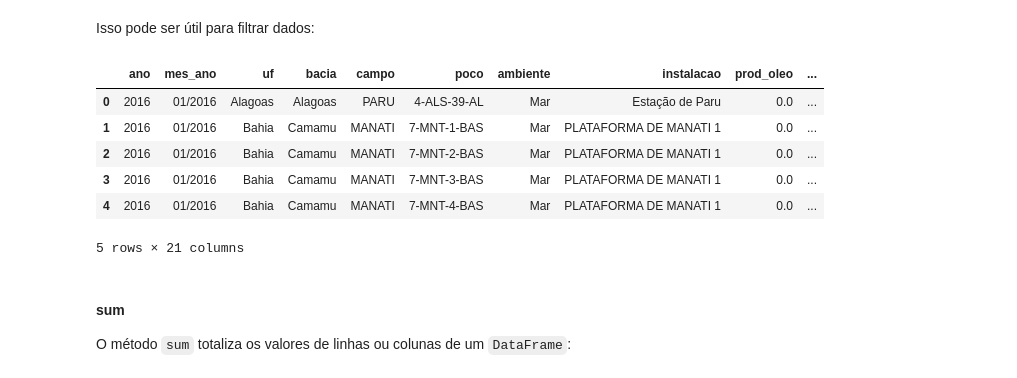
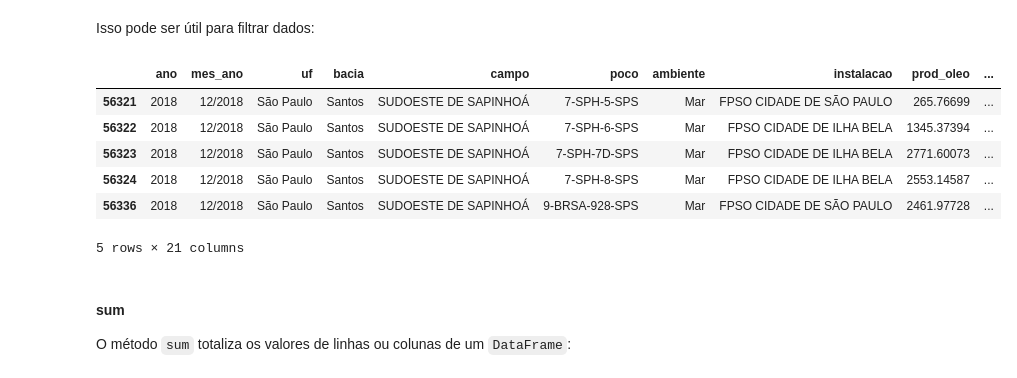
Before and after one commit to jalexandretoledo/numpy_pandas, a Jupyter notebook: aula_2/parte_3.ipynb, the cells around one changed output. Cells and saved outputs as stored; diff of their text form; code cells hidden in the pictures.

```diff
--- a/aula_2/parte_3.ipynb
+++ b/aula_2/parte_3.ipynb
@@ -271,16 +277,16 @@ Isso pode ser útil para filtrar dados:
 # %%
 # ~ aqui é para negar o filtro
 # em outras palavras: retorne todas as linhas em
 # que isna() retorna False, indicando que há, sim,
 # um valor
-df[~df['prod_oleo'].isna()].head()
+df[~df['prod_oleo'].isna()].tail()
 # %% [output]
 |  | ano | mes_ano | uf | bacia | campo | poco | ambiente | instalacao | prod_oleo | ... |
-| 0 | 2016 | 01/2016 | Alagoas | Alagoas | PARU | 4-ALS-39-AL | Mar | Estação de Paru | 0.0 | ... |
-| 1 | 2016 | 01/2016 | Bahia | Camamu | MANATI | 7-MNT-1-BAS | Mar | PLATAFORMA DE MANATI 1 | 0.0 | ... |
-| 2 | 2016 | 01/2016 | Bahia | Camamu | MANATI | 7-MNT-2-BAS | Mar | PLATAFORMA DE MANATI 1 | 0.0 | ... |
-| 3 | 2016 | 01/2016 | Bahia | Camamu | MANATI | 7-MNT-3-BAS | Mar | PLATAFORMA DE MANATI 1 | 0.0 | ... |
-| 4 | 2016 | 01/2016 | Bahia | Camamu | MANATI | 7-MNT-4-BAS | Mar | PLATAFORMA DE MANATI 1 | 0.0 | ... |
+| 56321 | 2018 | 12/2018 | São Paulo | Santos | SUDOESTE DE SAPINHOÁ | 7-SPH-5-SPS | Mar | FPSO CIDADE DE SÃO PAULO | 265.76699 | ... |
+| 56322 | 2018 | 12/2018 | São Paulo | Santos | SUDOESTE DE SAPINHOÁ | 7-SPH-6-SPS | Mar | FPSO CIDADE DE ILHA BELA | 1345.37394 | ... |
+| 56323 | 2018 | 12/2018 | São Paulo | Santos | SUDOESTE DE SAPINHOÁ | 7-SPH-7D-SPS | Mar | FPSO CIDADE DE ILHA BELA | 2771.60073 | ... |
+| 56324 | 2018 | 12/2018 | São Paulo | Santos | SUDOESTE DE SAPINHOÁ | 7-SPH-8-SPS | Mar | FPSO CIDADE DE ILHA BELA | 2553.14587 | ... |
+| 56336 | 2018 | 12/2018 | São Paulo | Santos | SUDOESTE DE SAPINHOÁ | 9-BRSA-928-SPS | Mar | FPSO CIDADE DE SÃO PAULO | 2461.97728 | ... |
 5 rows × 21 columns
 # %% [markdown]
 #### sum
```
Also changed, not shown: parts of 15 cells of this notebook, 2 other files.
